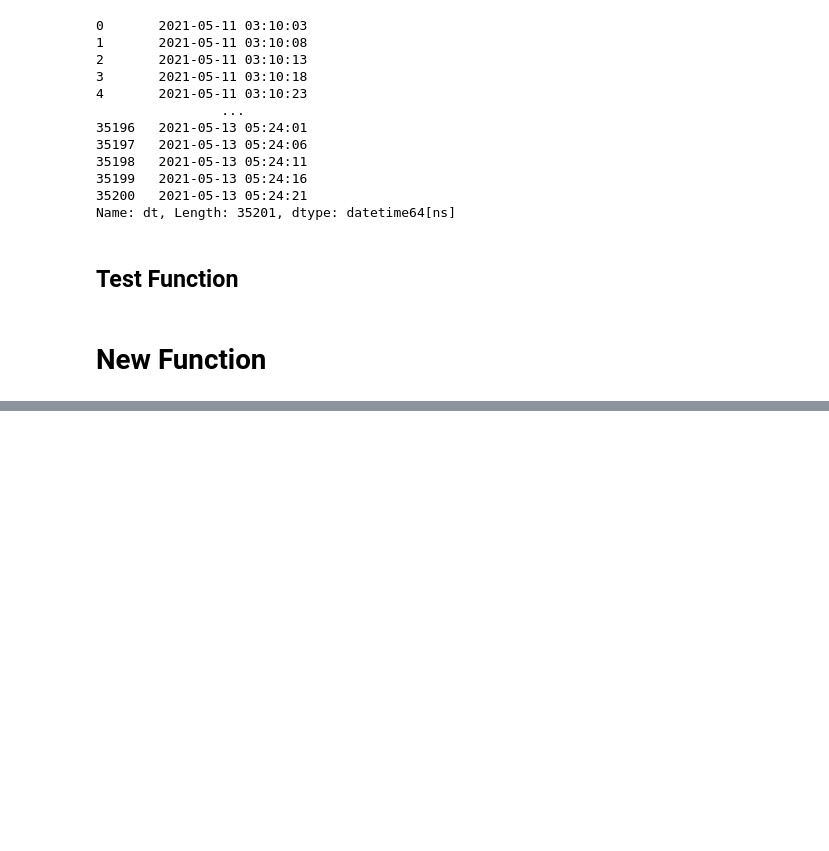
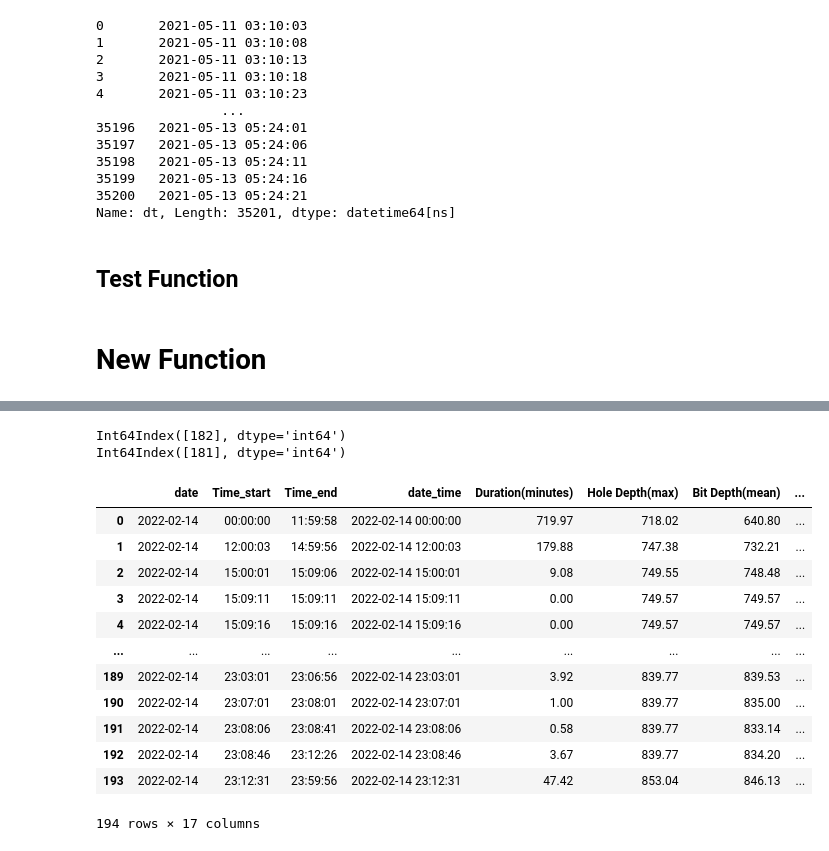
Before and after one commit to 71unxv/MIH-Dashboard-Project, a Jupyter notebook: 07_CreateDurationCalcFunction.ipynb, the cells around one changed output, grey strips where cells are left out. Drawn from its saved outputs; the diff is of its cells as text; code cells hidden in the pictures; blank space fills up the shorter version.

```diff
--- a/07_CreateDurationCalcFunction.ipynb
+++ b/07_CreateDurationCalcFunction.ipynb
@@ -289,0 +383,26 @@ aa[2]
+# %%
+pd.set_option("display.max_rows", 100)
+idx_same = MasterReport_DF_Web.index[MasterReport_DF_Web['LABEL_SubActivity'].isin(["Look and define", "FALSE/Check"])]
+idx_before = idx_same - 1
+idx_same = idx_same[idx_before>0]
+idx_before = idx_before[idx_before>0]
+
+MasterReport_DF_Web.loc[idx_same, 'LABEL_SubActivity'] = MasterReport_DF_Web.loc[idx_before, 'LABEL_SubActivity'].values
+MasterReport_DF_Web['MERGE_SubActivity-Activity'] = MasterReport_DF_Web['LABEL_Activity'] + "--"+MasterReport_DF_Web['LABEL_SubActivity']
+MasterReport_DF_Web
+# %% [output]
+Int64Index([182], dtype='int64')
+Int64Index([181], dtype='int64')
+|  | date | Time_start | Time_end | date_time | Duration(minutes) | Hole Depth(max) | Bit Depth(mean) | ... |
+| 0 | 2022-02-14 | 00:00:00 | 11:59:58 | 2022-02-14 00:00:00 | 719.97 | 718.02 | 640.80 | ... |
+| 1 | 2022-02-14 | 12:00:03 | 14:59:56 | 2022-02-14 12:00:03 | 179.88 | 747.38 | 732.21 | ... |
+| 2 | 2022-02-14 | 15:00:01 | 15:09:06 | 2022-02-14 15:00:01 | 9.08 | 749.55 | 748.48 | ... |
+| 3 | 2022-02-14 | 15:09:11 | 15:09:11 | 2022-02-14 15:09:11 | 0.00 | 749.57 | 749.57 | ... |
+| 4 | 2022-02-14 | 15:09:16 | 15:09:16 | 2022-02-14 15:09:16 | 0.00 | 749.57 | 749.57 | ... |
+| ... | ... | ... | ... | ... | ... | ... | ... | ... |
+| 189 | 2022-02-14 | 23:03:01 | 23:06:56 | 2022-02-14 23:03:01 | 3.92 | 839.77 | 839.53 | ... |
+| 190 | 2022-02-14 | 23:07:01 | 23:08:01 | 2022-02-14 23:07:01 | 1.00 | 839.77 | 835.00 | ... |
+| 191 | 2022-02-14 | 23:08:06 | 23:08:41 | 2022-02-14 23:08:06 | 0.58 | 839.77 | 833.14 | ... |
+| 192 | 2022-02-14 | 23:08:46 | 23:12:26 | 2022-02-14 23:08:46 | 3.67 | 839.77 | 834.20 | ... |
+| 193 | 2022-02-14 | 23:12:31 | 23:59:56 | 2022-02-14 23:12:31 | 47.42 | 853.04 | 846.13 | ... |
+194 rows × 17 columns
```
Also changed, not shown: parts of 13 cells of this notebook, 3 other files.
